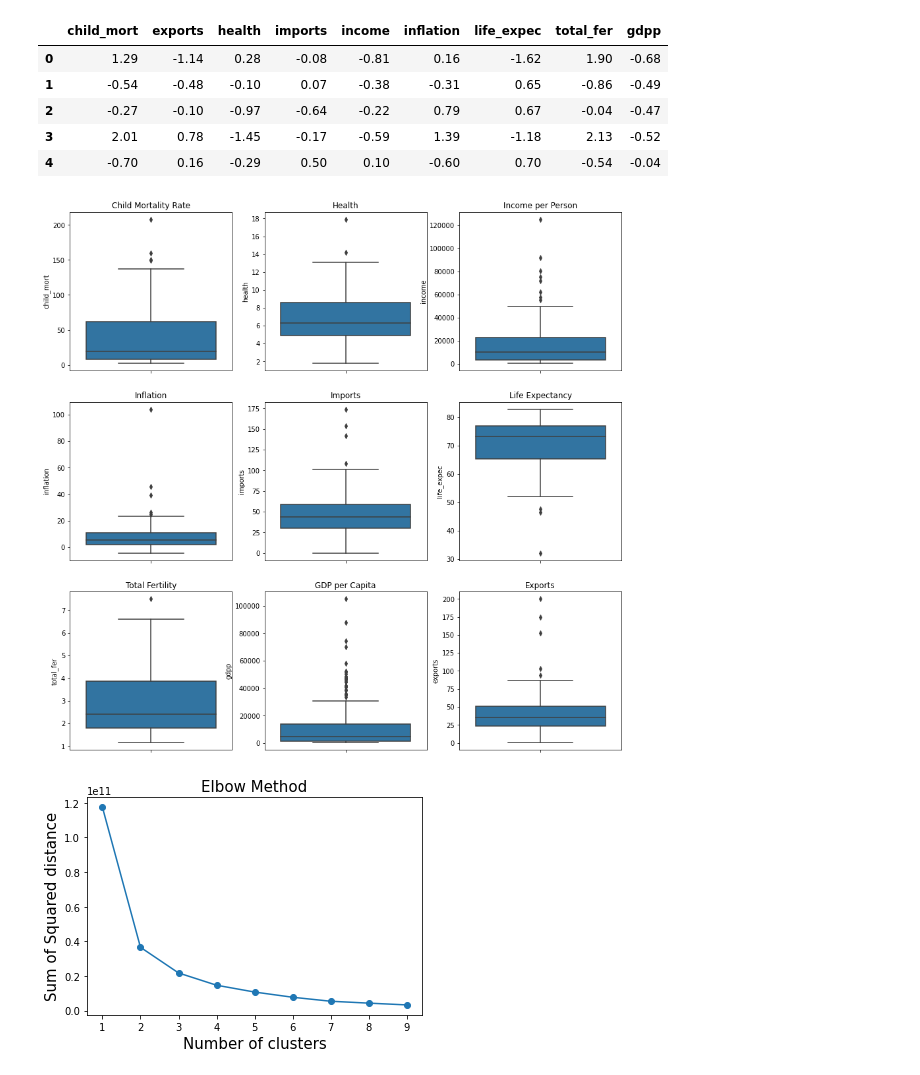
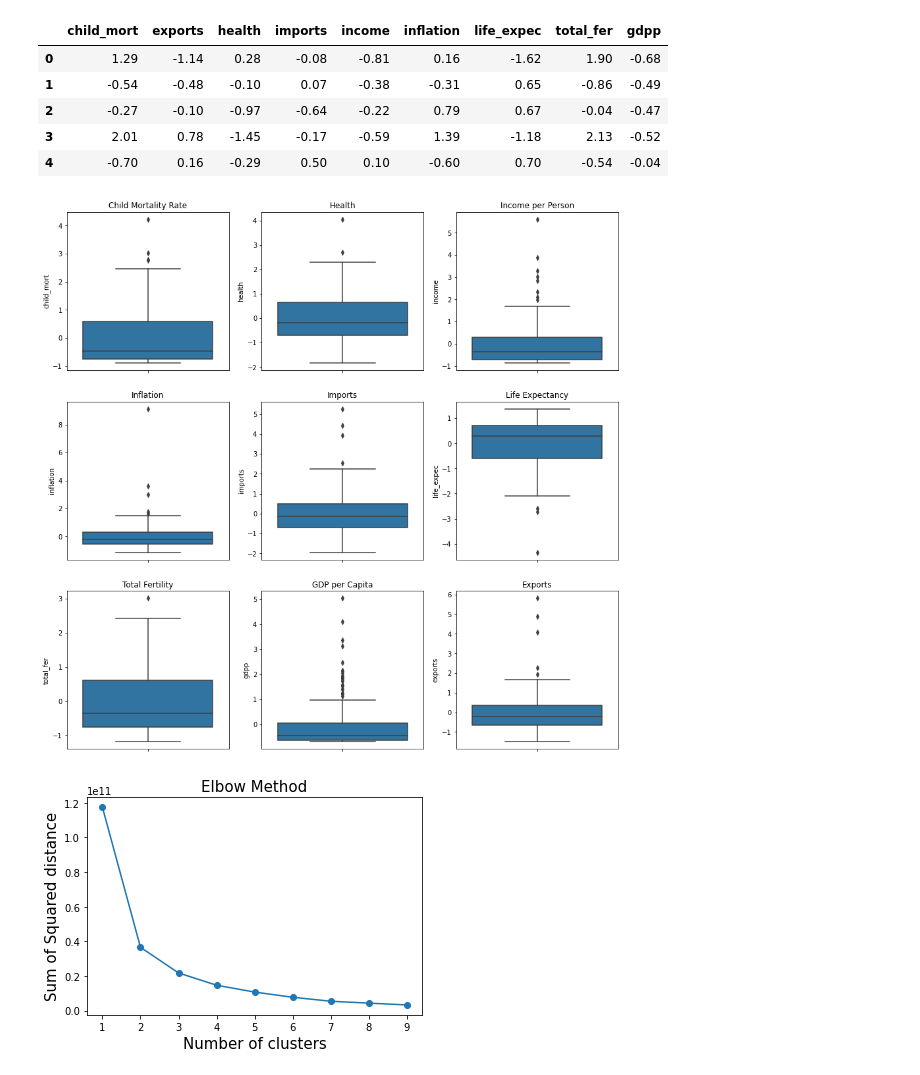
Before and after one commit to Smeud/Machine-Learning, a Jupyter notebook: Countries.ipynb, the cells around one changed output. Cells and saved outputs as stored; diff of their text form; code cells hidden in the pictures.

```diff
--- a/Countries.ipynb
+++ b/Countries.ipynb
@@ -26,8 +26,8 @@ import scipy.cluster.hierarchy as hcluster
 from sklearn.cluster import AgglomerativeClustering
 # %%
 # importation de mon jeu et le dictionnaire de donnees en utilisant pandas
-df = pd.read_csv('data/df_countries.csv')
-dict_df = pd.read_csv('data/data-dictionary.csv')
+df = pd.read_csv('/home/sinatechnologie/Documents/Dossiers/DUSUN/IA/Cours_1/archive/data/df_countries.csv')
+dict_df = pd.read_csv('/home/sinatechnologie/Documents/Dossiers/DUSUN/IA/Cours_1/archive/data/data-dictionary.csv')
 df.head()
 # %% [output]
 |  | country | child_mort | exports | health | imports | income | inflation | life_expec | total_fer | gdpp |
@@ -241,27 +229,27 @@ scaled_df.head()
 # %%
 # affiche les boites a moustache apres normalisation
 fig, ax = plt.subplots(3, 3, figsize=(15, 15))
-bp=sns.boxplot(y=df.child_mort,ax=ax[0, 0])
+bp=sns.boxplot(y=scaled_df.child_mort,ax=ax[0, 0])
 ax[0, 0].set_title('Child Mortality Rate')
-bp=sns.boxplot(y=df.health,ax=ax[0, 1])
+bp=sns.boxplot(y=scaled_df.health,ax=ax[0, 1])
 ax[0, 1].set_title('Health')
-bp=sns.boxplot(y=df.income,ax=ax[0, 2])
+bp=sns.boxplot(y=scaled_df.income,ax=ax[0, 2])
 ax[0,2].set_title('Income per Person')
-bp=sns.boxplot(y=df.inflation,ax=ax[1, 0])
+bp=sns.boxplot(y=scaled_df.inflation,ax=ax[1, 0])
 ax[1,0].set_title('Inflation')
-bp=sns.boxplot(y=df.imports,ax=ax[1,1])
+bp=sns.boxplot(y=scaled_df.imports,ax=ax[1,1])
 ax[1,1].set_title('Imports')
-s=sns.boxplot(y=df.life_expec,ax=ax[1, 2])
+s=sns.boxplot(y=scaled_df.life_expec,ax=ax[1, 2])
 ax[1,2].set_title('Life Expectancy')
-s=sns.boxplot(y=df.total_fer,ax=ax[2,0])
+s=sns.boxplot(y=scaled_df.total_fer,ax=ax[2,0])
 ax[2,0].set_title('Total Fertility')
-s=sns.boxplot(y=df.gdpp,ax=ax[2, 1])
+s=sns.boxplot(y=scaled_df.gdpp,ax=ax[2, 1])
 ax[2,1].set_title('GDP per Capita')
-s=sns.boxplot(y=df.exports,ax=ax[2,2])
+s=sns.boxplot(y=scaled_df.exports,ax=ax[2,2])
 ax[2,2].set_title('Exports')
 plt.show()
 # %% [output]
-[figure, old version]
+[figure, new version]
 # %%
 # affiche la courbe elbow
 # la methode Elbow permet de savoir quel est le nombre optimal de clusters a avoir en ajustant le modèle
```
Also changed, not shown: parts of 11 cells of this notebook, 1 other file.
